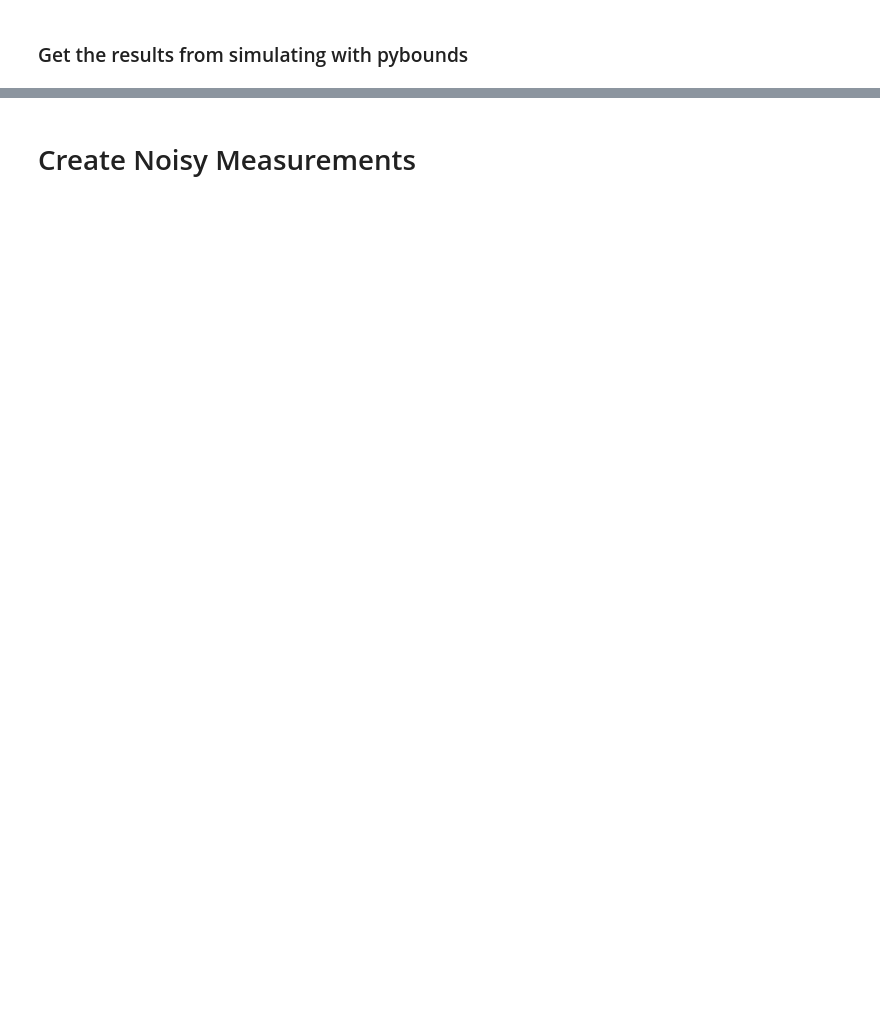
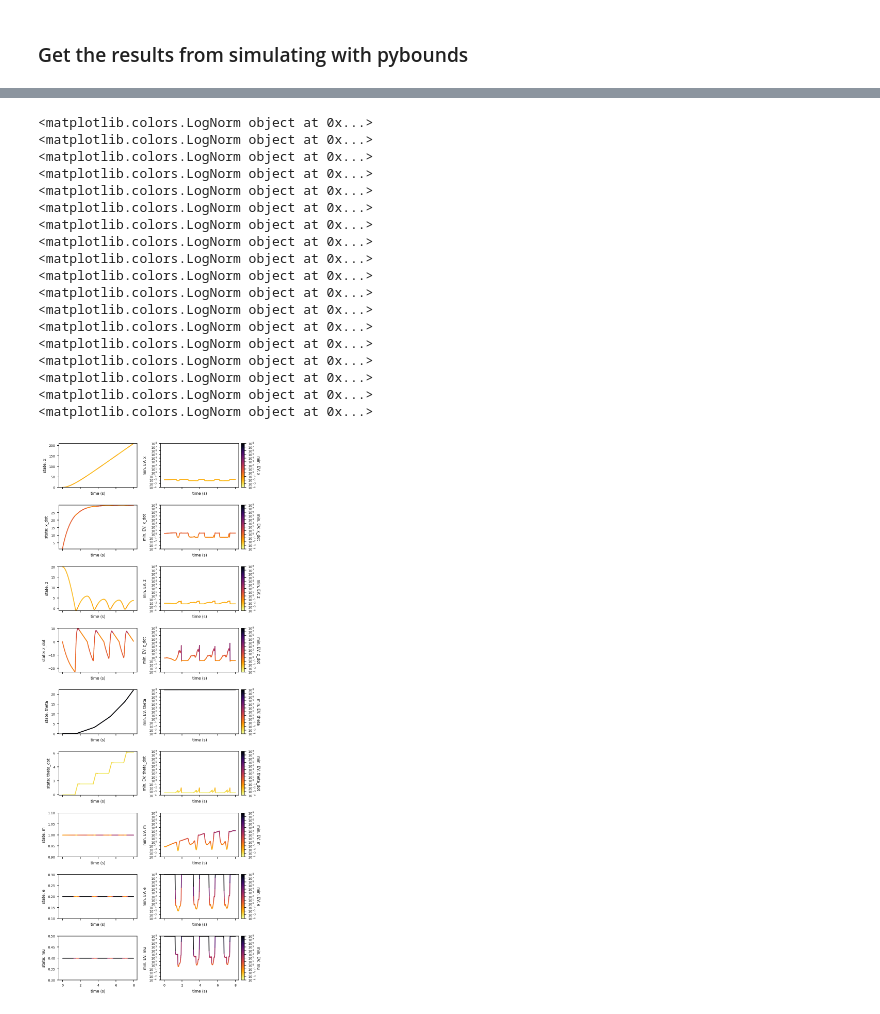
Before and after one commit to tylerjohnbecker/Nonlinear_and_Data_Driven_Estimation, a Jupyter notebook: BouncingBall.ipynb, the cells around one changed output, grey strips where cells are left out. Drawn from its saved outputs; the diff is of its cells as text; code cells hidden in the pictures; blank space fills up the shorter version.

```diff
--- a/BouncingBall.ipynb
+++ b/BouncingBall.ipynb
@@ -755,12 +695,11 @@ simulator.setpoint = { i : np.array([0]*int(8/delta_t)) for i in simulator.state
 
 cur_time = delta_t
 u_np = []
-left_right_controller = BouncingBallController()
 
-while cur_time < 8 - delta_t :
+while cur_time < 8:
     index = len(u_np)
 
-    u_t = left_right_controller(result[index], cur_time)
+    u_t = go_right_controller(result[index], cur_time)
     u_np.append(u_t)
     cur_time += delta_t
 
@@ -828,8 +760,8 @@ def perturb_state_and_simulate(simulator, state_to_perturb, plot=False):
     # Plot the measurements for the positive and negative perturbation
     if plot:
       measurement_to_show = 'x'
-      plt.plot(tsim[1:], open_loop_sim_y_plus[measurement_to_show], color='red')
-      plt.plot(tsim[1:], open_loop_sim_y_minus[measurement_to_show], color='blue')
+      plt.plot(tsim, open_loop_sim_y_plus[measurement_to_show], color='red')
+      plt.plot(tsim, open_loop_sim_y_minus[measurement_to_show], color='blue')
       plt.xlabel('Time, sec')
       plt.ylabel(measurement_to_show)
 
@@ -861,6 +793,6 @@ cbar.set_label('log(min err var)', rotation=270, labelpad=15)
 # %%
 # Construct O in sliding windows
-SEOM = pybounds.SlidingEmpiricalObservabilityMatrix(simulator, tsim[1:], open_loop_sim[1], open_loop_sim[2], w=20, eps=1e-4)
+SEOM = pybounds.SlidingEmpiricalObservabilityMatrix(simulator, tsim, x_sim_df, u_sim_df, w=20, eps=1e-4)
 
 # Get O's
 O_sliding = SEOM.get_observability_matrix()
@@ -899,8 +844,8 @@ EV_no_nan = EV_aligned.fillna(method='bfill').fillna(method='ffill')
 # %%
 
 import matplotlib as mpl
-x_sim = open_loop_sim[1]
-t_sim = tsim[1:]
+x_sim = x_sim_df
+t_sim = tsim
 
 states = list(SFO.FO[0].O.columns)
 n_state = len(states)
@@ -919,33 +864,50 @@ cnorm = mpl.colors.LogNorm(10**log_tick_low, 10**log_tick_high)
 
 for n, state_name in enumerate(states):
     pybounds.colorline(t_sim, x_sim[state_name], EV_no_nan[state_name].values, ax=ax[n, 0], cmap=cmap, norm=cnorm)
     pybounds.colorline(t_sim, EV_no_nan[state_name].values, EV_no_nan[state_name].values, ax=ax[n, 1], cmap=cmap, norm=cnorm)
 
     # Colorbar
     cax = ax[n, -1].inset_axes([1.03, 0.0, 0.04, 1.0])
     cbar = fig.colorbar(mpl.cm.ScalarMappable(norm=cnorm, cmap=cmap), cax=cax,
                         ticks=np.logspace(log_tick_low, log_tick_high, log_tick_high-log_tick_low + 1))
     cbar.set_label('min. EV: ' + state_name, rotation=270, fontsize=7, labelpad=8)
     cbar.ax.tick_params(labelsize=6)
 
     x_max = np.max(x_sim[state_name])
     x_min = np.min(x_sim[state_name])
 
     ax[n, 0].set_ylim(x_min - 0.1, x_max + 0.1)
     ax[n, 0].set_ylabel('state: ' + state_name, fontsize=7)
 
     ax[n, 1].set_ylim(10**log_tick_low, 10**log_tick_high)
     ax[n, 1].set_yscale('log')
     ax[n, 1].set_ylabel('min. EV: ' + state_name, fontsize=7)
     ax[n, 1].set_yticks(np.logspace(log_tick_low, log_tick_high, log_tick_high-log_tick_low + 1))
 
 for a in ax.flat:
     a.tick_params(axis='both', labelsize=6)
     a.set_xlabel('time (s)', fontsize=7)
     offset = t_sim[-1] * 0.05
     a.set_xlim(-offset, t_sim[-1] + offset)
 
 fig.subplots_adjust(left=None, bottom=None, right=None, top=None, wspace=0.3, hspace=0.4)
+# %% [output]
+<matplotlib.colors.LogNorm object at 0x...>
+<matplotlib.colors.LogNorm object at 0x...>
+<matplotlib.colors.LogNorm object at 0x...>
+<matplotlib.colors.LogNorm object at 0x...>
+<matplotlib.colors.LogNorm object at 0x...>
+<matplotlib.colors.LogNorm object at 0x...>
+<matplotlib.colors.LogNorm object at 0x...>
+<matplotlib.colors.LogNorm object at 0x...>
+<matplotlib.colors.LogNorm object at 0x...>
+<matplotlib.colors.LogNorm object at 0x...>
+<matplotlib.colors.LogNorm object at 0x...>
+<matplotlib.colors.LogNorm object at 0x...>
+<matplotlib.colors.LogNorm object at 0x...>
+<matplotlib.colors.LogNorm object at 0x...>
+<matplotlib.colors.LogNorm object at 0x...>
+<matplotlib.colors.LogNorm object at 0x...>
+<matplotlib.colors.LogNorm object at 0x...>
+<matplotlib.colors.LogNorm object at 0x...>
+[figure, added]
-# %% [markdown]
-
-# Create Noisy Measurements
```
Also changed, not shown: parts of 55 cells of this notebook.
